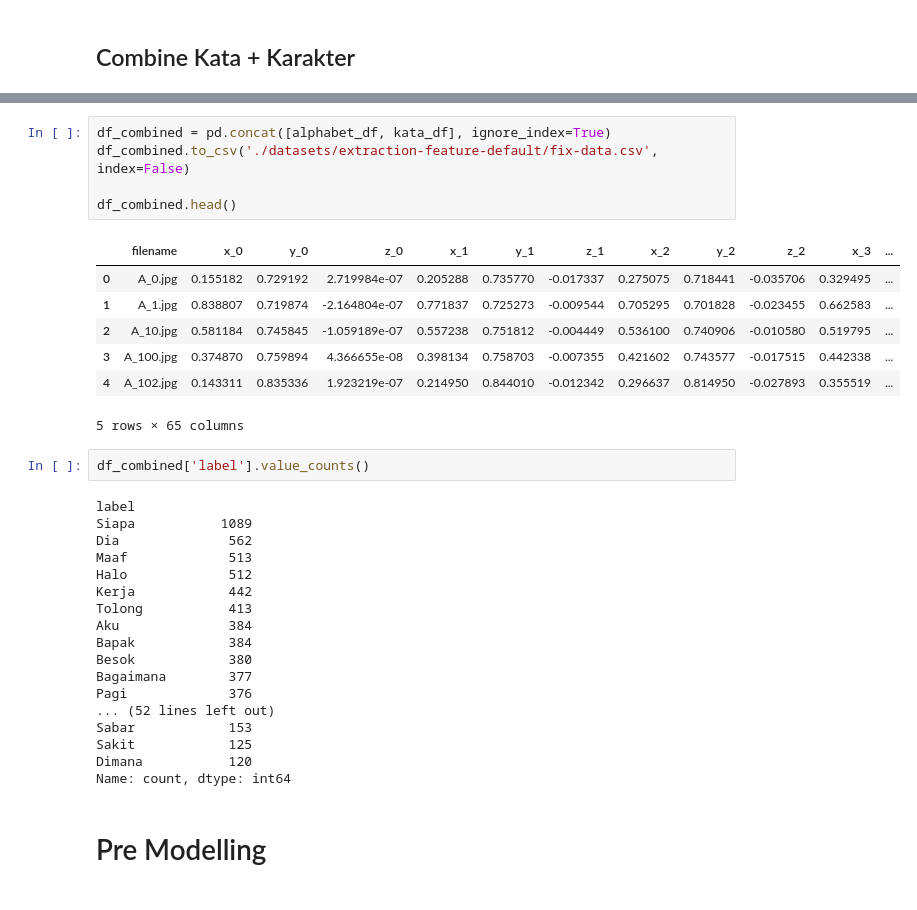
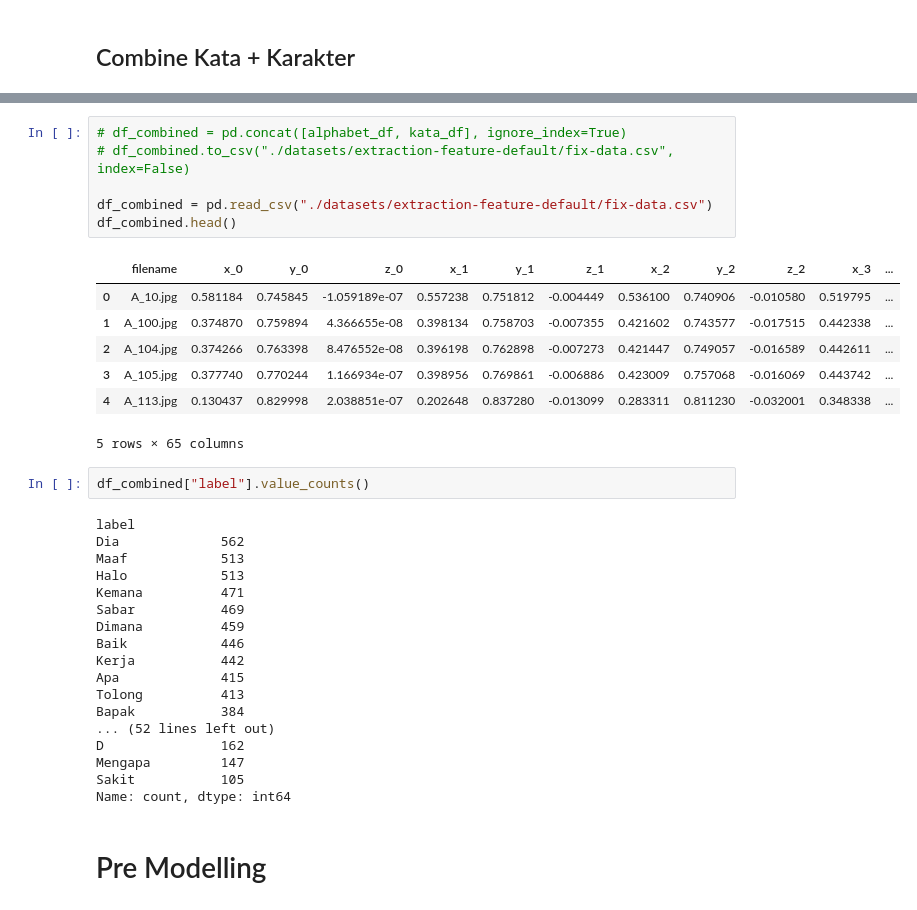
Before and after one commit to Swara-id/ml, a Jupyter notebook: modelling.ipynb, the cells around one changed output, grey strips where cells are left out. Cells and saved outputs as stored; diff of their text form.

```diff
--- a/modelling.ipynb
+++ b/modelling.ipynb
@@ -82,37 +83,38 @@ kata_df.head()
 | 4 | annotated_000012.jpg | 0.377396 | 0.683487 | -2.050306e-07 | 0.385351 | 0.645810 | 0.012018 | 0.420234 | 0.619822 | 0.014677 | 0.458285 | ... |
 5 rows × 65 columns
 # %%
-df_combined = pd.concat([alphabet_df, kata_df], ignore_index=True)
-df_combined.to_csv('./datasets/extraction-feature-default/fix-data.csv', index=False)
+# df_combined = pd.concat([alphabet_df, kata_df], ignore_index=True)
+# df_combined.to_csv("./datasets/extraction-feature-default/fix-data.csv", index=False)
 
+df_combined = pd.read_csv("./datasets/extraction-feature-default/fix-data.csv")
 df_combined.head()
 # %% [output]
 |  | filename | x_0 | y_0 | z_0 | x_1 | y_1 | z_1 | x_2 | y_2 | z_2 | x_3 | ... |
-| 0 | A_0.jpg | 0.155182 | 0.729192 | 2.719984e-07 | 0.205288 | 0.735770 | -0.017337 | 0.275075 | 0.718441 | -0.035706 | 0.329495 | ... |
-| 1 | A_1.jpg | 0.838807 | 0.719874 | -2.164804e-07 | 0.771837 | 0.725273 | -0.009544 | 0.705295 | 0.701828 | -0.023455 | 0.662583 | ... |
-| 2 | A_10.jpg | 0.581184 | 0.745845 | -1.059189e-07 | 0.557238 | 0.751812 | -0.004449 | 0.536100 | 0.740906 | -0.010580 | 0.519795 | ... |
-| 3 | A_100.jpg | 0.374870 | 0.759894 | 4.366655e-08 | 0.398134 | 0.758703 | -0.007355 | 0.421602 | 0.743577 | -0.017515 | 0.442338 | ... |
-| 4 | A_102.jpg | 0.143311 | 0.835336 | 1.923219e-07 | 0.214950 | 0.844010 | -0.012342 | 0.296637 | 0.814950 | -0.027893 | 0.355519 | ... |
+| 0 | A_10.jpg | 0.581184 | 0.745845 | -1.059189e-07 | 0.557238 | 0.751812 | -0.004449 | 0.536100 | 0.740906 | -0.010580 | 0.519795 | ... |
+| 1 | A_100.jpg | 0.374870 | 0.759894 | 4.366655e-08 | 0.398134 | 0.758703 | -0.007355 | 0.421602 | 0.743577 | -0.017515 | 0.442338 | ... |
+| 2 | A_104.jpg | 0.374266 | 0.763398 | 8.476552e-08 | 0.396198 | 0.762898 | -0.007273 | 0.421447 | 0.749057 | -0.016589 | 0.442611 | ... |
+| 3 | A_105.jpg | 0.377740 | 0.770244 | 1.166934e-07 | 0.398956 | 0.769861 | -0.006886 | 0.423009 | 0.757068 | -0.016069 | 0.443742 | ... |
+| 4 | A_113.jpg | 0.130437 | 0.829998 | 2.038851e-07 | 0.202648 | 0.837280 | -0.013099 | 0.283311 | 0.811230 | -0.032001 | 0.348338 | ... |
 5 rows × 65 columns
 # %%
-df_combined['label'].value_counts()
+df_combined["label"].value_counts()
 # %% [output]
 label
-Siapa           1089
-Dia              562
-Maaf             513
-Halo             512
-Kerja            442
-Tolong           413
-Aku              384
-Bapak            384
-Besok            380
-Bagaimana        377
-Pagi             376
+Dia             562
+Maaf            513
+Halo            513
+Kemana          471
+Sabar           469
+Dimana          459
+Baik            446
+Kerja           442
+Apa             415
+Tolong          413
+Bapak           384
 ... (52 lines left out)
-Sabar            153
-Sakit            125
-Dimana           120
+D               162
+Mengapa         147
+Sakit           105
 Name: count, dtype: int64
 # %% [markdown]
 # Pre Modelling
```
Also changed, not shown: parts of 31 cells of this notebook, 8 other files.
